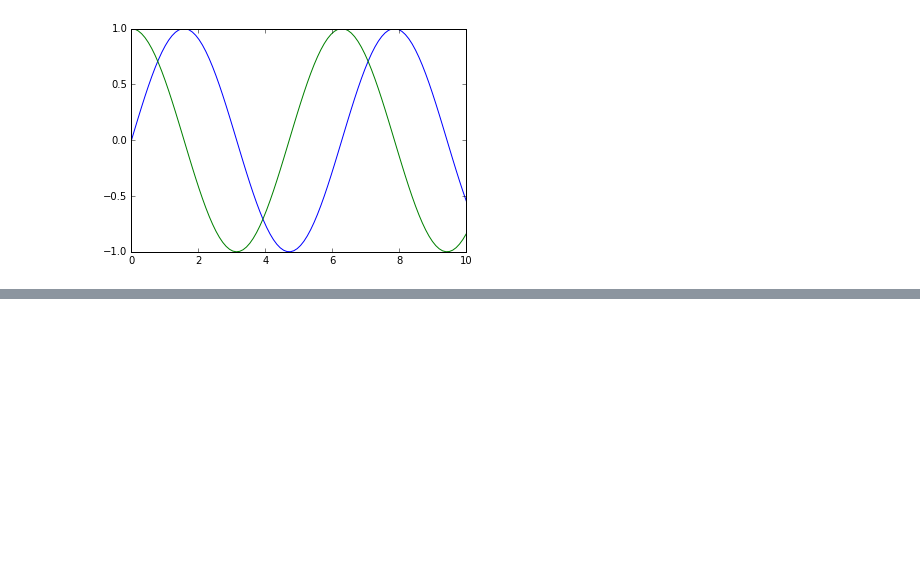
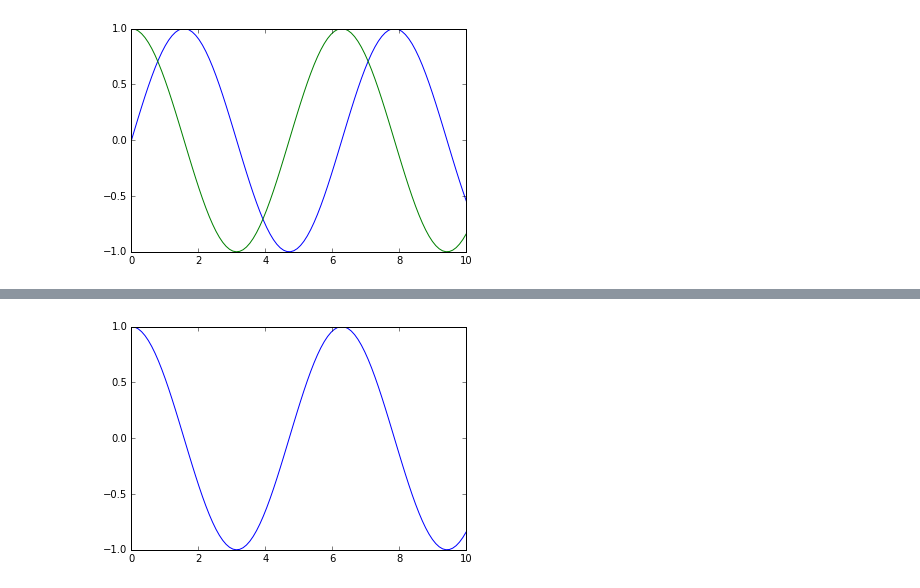
Before and after one commit to Suman196pokhrel/ml_with_python, a Jupyter notebook: codeFiles/matplotlib_basics.ipynb, the cells around one changed output, grey strips where cells are left out. Cells and saved outputs as stored; diff of their text form; code cells hidden in the pictures; blank space fills up the shorter version.

```diff
--- a/codeFiles/matplotlib_basics.ipynb
+++ b/codeFiles/matplotlib_basics.ipynb
@@ -41,0 +68,5 @@ plt.plot(x,np.cos(x))
+# %%
+fig = plt.plot(x, np.cos(x),'-')
+plt.savefig('textimg.png')
+# %% [output]
+[figure, added]
```
Also changed, not shown: parts of 5 cells of this notebook, 1 other file.
